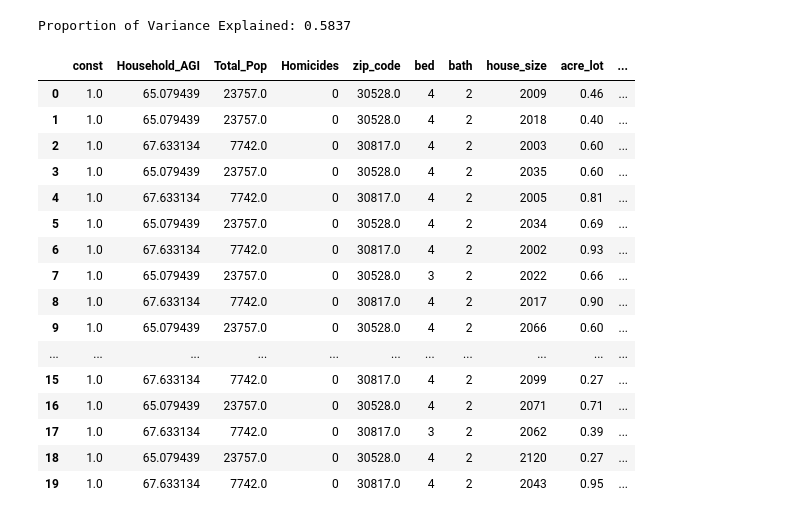
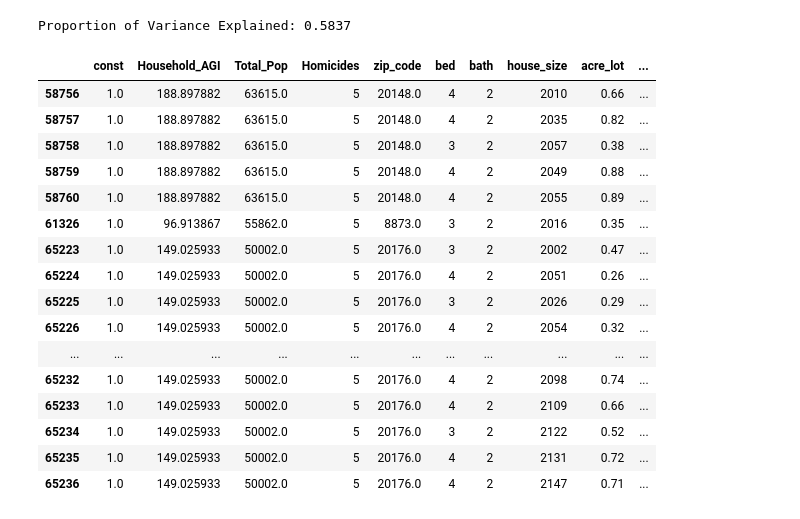
Before and after one commit to et-lang225/House_Prices_Project, a Jupyter notebook: statsmod_GLMM.ipynb, the cells around one changed output. Drawn from its saved outputs; the diff is of its cells as text; code cells hidden in the pictures.

```diff
--- a/statsmod_GLMM.ipynb
+++ b/statsmod_GLMM.ipynb
@@ -155,22 +155,22 @@ predict_data['Predicted_Price'] = np.exp(result.predict(exog=exog_pred) + re_df[
 predict_data['Homicide_Rate'] = predict_data['Homicides'] / predict_data['Total_Pop'] * 100000
 predict_data = predict_data.loc[predict_data['Predicted_Price'].notna(),].sort_values(by=['Homicide_Rate','Predicted_Price']).reset_index(drop=True)
 # %%
-predict_data.loc[predict_data['Predicted_Price'] < 800000,].head(20)
+predict_data.loc[(predict_data['Predicted_Price'] < 800000) & (predict_data['Homicide_Rate'] > 0),].head(20)
 # %% [output]
 |  | const | Household_AGI | Total_Pop | Homicides | zip_code | bed | bath | house_size | acre_lot | ... |
-| 0 | 1.0 | 65.079439 | 23757.0 | 0 | 30528.0 | 4 | 2 | 2009 | 0.46 | ... |
-| 1 | 1.0 | 65.079439 | 23757.0 | 0 | 30528.0 | 4 | 2 | 2018 | 0.40 | ... |
-| 2 | 1.0 | 67.633134 | 7742.0 | 0 | 30817.0 | 4 | 2 | 2003 | 0.60 | ... |
-| 3 | 1.0 | 65.079439 | 23757.0 | 0 | 30528.0 | 4 | 2 | 2035 | 0.60 | ... |
-| 4 | 1.0 | 67.633134 | 7742.0 | 0 | 30817.0 | 4 | 2 | 2005 | 0.81 | ... |
-| 5 | 1.0 | 65.079439 | 23757.0 | 0 | 30528.0 | 4 | 2 | 2034 | 0.69 | ... |
-| 6 | 1.0 | 67.633134 | 7742.0 | 0 | 30817.0 | 4 | 2 | 2002 | 0.93 | ... |
-| 7 | 1.0 | 65.079439 | 23757.0 | 0 | 30528.0 | 3 | 2 | 2022 | 0.66 | ... |
-| 8 | 1.0 | 67.633134 | 7742.0 | 0 | 30817.0 | 4 | 2 | 2017 | 0.90 | ... |
-| 9 | 1.0 | 65.079439 | 23757.0 | 0 | 30528.0 | 4 | 2 | 2066 | 0.60 | ... |
+| 58756 | 1.0 | 188.897882 | 63615.0 | 5 | 20148.0 | 4 | 2 | 2010 | 0.66 | ... |
+| 58757 | 1.0 | 188.897882 | 63615.0 | 5 | 20148.0 | 4 | 2 | 2035 | 0.82 | ... |
+| 58758 | 1.0 | 188.897882 | 63615.0 | 5 | 20148.0 | 3 | 2 | 2057 | 0.38 | ... |
+| 58759 | 1.0 | 188.897882 | 63615.0 | 5 | 20148.0 | 4 | 2 | 2049 | 0.88 | ... |
+| 58760 | 1.0 | 188.897882 | 63615.0 | 5 | 20148.0 | 4 | 2 | 2055 | 0.89 | ... |
+| 61326 | 1.0 | 96.913867 | 55862.0 | 5 | 8873.0 | 3 | 2 | 2016 | 0.35 | ... |
+| 65223 | 1.0 | 149.025933 | 50002.0 | 5 | 20176.0 | 3 | 2 | 2002 | 0.47 | ... |
+| 65224 | 1.0 | 149.025933 | 50002.0 | 5 | 20176.0 | 4 | 2 | 2051 | 0.26 | ... |
+| 65225 | 1.0 | 149.025933 | 50002.0 | 5 | 20176.0 | 3 | 2 | 2026 | 0.29 | ... |
+| 65226 | 1.0 | 149.025933 | 50002.0 | 5 | 20176.0 | 4 | 2 | 2054 | 0.32 | ... |
 | ... | ... | ... | ... | ... | ... | ... | ... | ... | ... | ... |
-| 15 | 1.0 | 67.633134 | 7742.0 | 0 | 30817.0 | 4 | 2 | 2099 | 0.27 | ... |
-| 16 | 1.0 | 65.079439 | 23757.0 | 0 | 30528.0 | 4 | 2 | 2071 | 0.71 | ... |
-| 17 | 1.0 | 67.633134 | 7742.0 | 0 | 30817.0 | 3 | 2 | 2062 | 0.39 | ... |
-| 18 | 1.0 | 65.079439 | 23757.0 | 0 | 30528.0 | 4 | 2 | 2120 | 0.27 | ... |
-| 19 | 1.0 | 67.633134 | 7742.0 | 0 | 30817.0 | 4 | 2 | 2043 | 0.95 | ... |
+| 65232 | 1.0 | 149.025933 | 50002.0 | 5 | 20176.0 | 4 | 2 | 2098 | 0.74 | ... |
+| 65233 | 1.0 | 149.025933 | 50002.0 | 5 | 20176.0 | 4 | 2 | 2109 | 0.66 | ... |
+| 65234 | 1.0 | 149.025933 | 50002.0 | 5 | 20176.0 | 3 | 2 | 2122 | 0.52 | ... |
+| 65235 | 1.0 | 149.025933 | 50002.0 | 5 | 20176.0 | 4 | 2 | 2131 | 0.72 | ... |
+| 65236 | 1.0 | 149.025933 | 50002.0 | 5 | 20176.0 | 4 | 2 | 2147 | 0.71 | ... |
```
